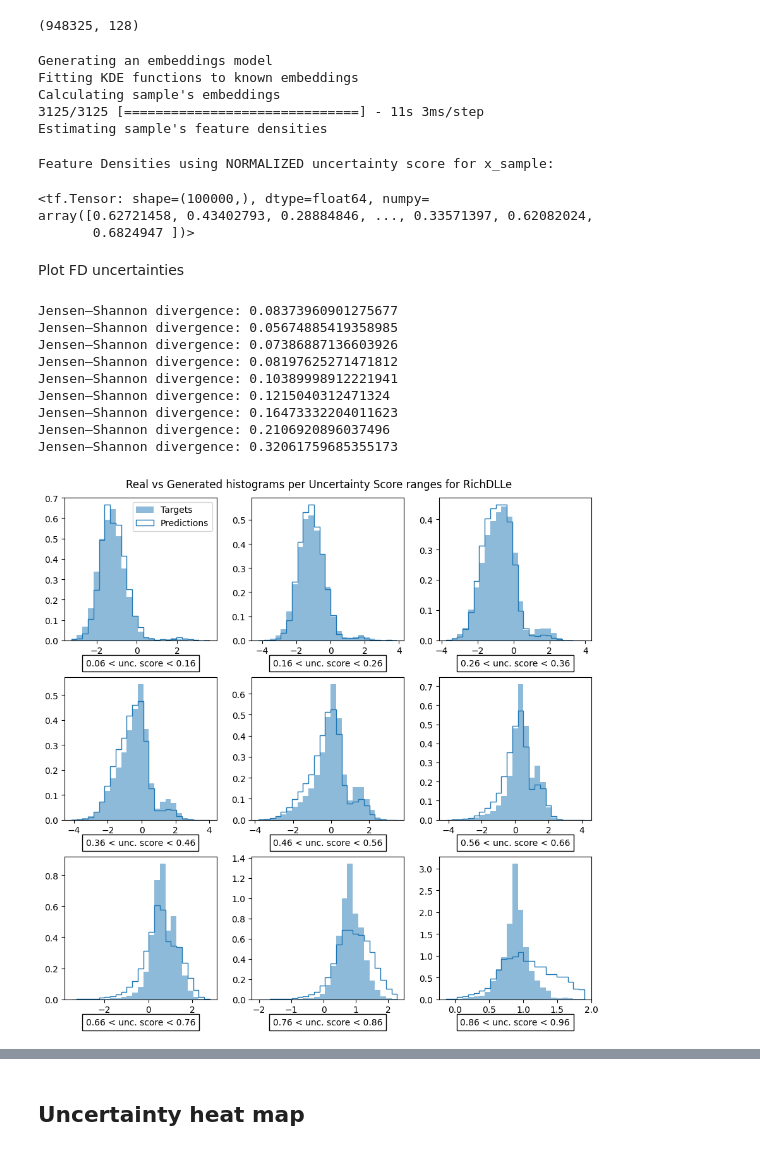
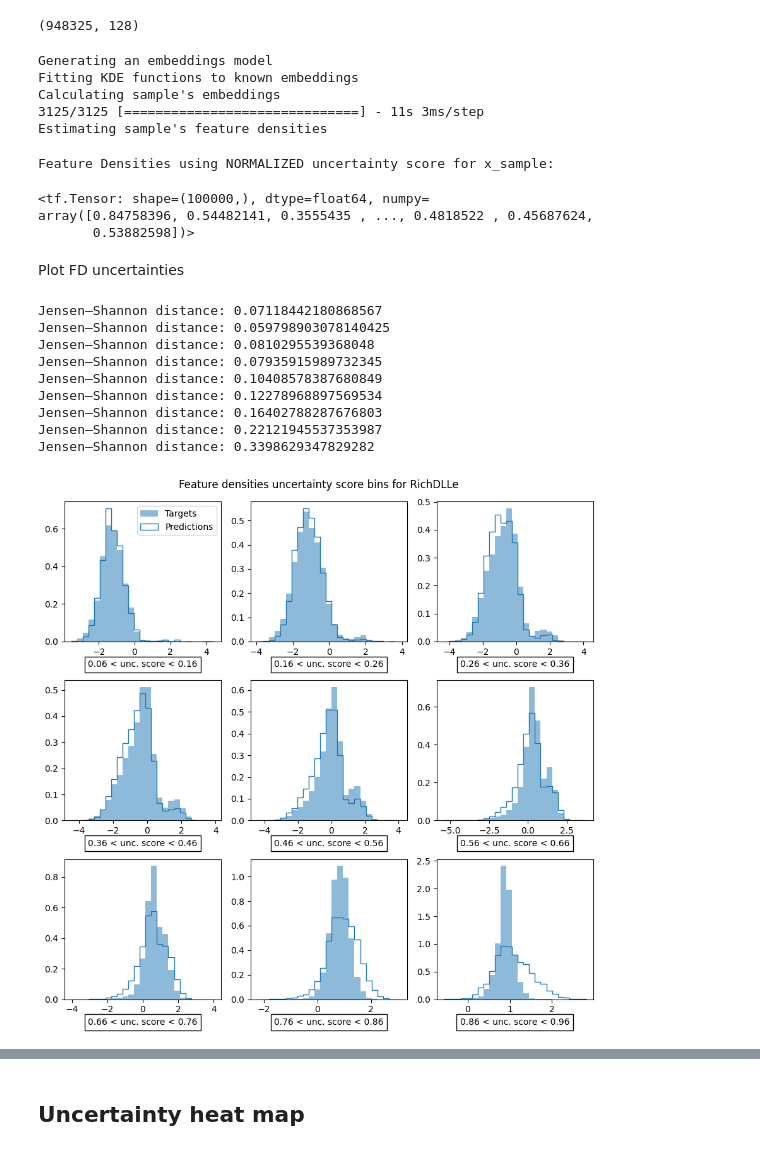
Before and after one commit to evillag/uncertainty_gan, a Jupyter notebook: TestBench.ipynb, the cells around one changed output, grey strips where cells are left out. Saved outputs shown, nothing was run; the diff lists cells and outputs as text; code cells hidden in the pictures.

```diff
--- a/TestBench.ipynb
+++ b/TestBench.ipynb
@@ -199,8 +198,6 @@ def estimate_distances_and_plot_uncertainty_bins(y_real, y_generated, uncertaint
                                                  particle_index = 0, n_rows = 3, n_cols = 3, dll_columns=DLL_COLUMNS):
   n_rows, n_cols = 3, 3
   n_bins = n_rows * n_cols
-
-  particle_index = 0
 
   targets = np.array(y_real[:, particle_index])
   predictions = np.array(y_generated[:, particle_index])
@@ -220,10 +217,13 @@ def estimate_distances_and_plot_uncertainty_bins(y_real, y_generated, uncertaint
 
   js_distances = []
 
-  for i, ax in zip(range(n_bins), axes.flatten()):
+  for i, ax in enumerate(axes.flatten()):
     indices = bin_indices == i + 1
 
-    hist_range = targets[indices].min(), targets[indices].max()
+    mins = targets[indices].min(), predictions[indices].min()
+    maxs = targets[indices].max(), predictions[indices].max()
+
+    hist_range = min(mins), max(maxs)
 
     targets_hist = ax.hist(targets[indices], 25, hist_range, True, alpha=.5, label='Targets')[0]
     predictions_hist = ax.hist(
@@ -232,21 +232,24 @@ def estimate_distances_and_plot_uncertainty_bins(y_real, y_generated, uncertaint
     ax.set_xlabel(f'{rounded_bin_edges[i]} < unc. score < {rounded_bin_edges[i + 1]}', bbox={'facecolor': 'none'})
 
     js_dist = jensenshannon(predictions_hist, targets_hist)
-    print('Jensen–Shannon divergence:', js_dist)
+    print('Jensen–Shannon distance:', js_dist)
     js_distances += [js_dist]
 
-  plt.suptitle(f'Real vs Generated histograms per Uncertainty Score ranges for {dll_columns[particle_index]}')
+  plt.suptitle(f'{uncertainty_type} uncertainty score bins for {dll_columns[particle_index]}')
   axes[0, 0].legend()
   plt.tight_layout()
   plt.show()
+
   return bin_edges, js_distances
 
 
-def plot_distances(bin_ranges, distances, dll_columns=DLL_COLUMNS, particle_index = 0):
-  plt.title(f'JS Distance per Uncertainty Score for {dll_columns[particle_index]}')
+def plot_distances(bin_ranges, distances, uncertainty_type, dll_columns=DLL_COLUMNS, particle_index = 0):
+  plt.title(f'{uncertainty_type} reliability curve for {dll_columns[particle_index]}')
+  plt.gca().set_axisbelow(True)
+  plt.grid()
   plt.plot(bin_ranges[:-1], distances, '.-')
   plt.xlabel('Uncertainty score')
-  plt.ylabel('Jensen–Shannon divergence')
+  plt.ylabel('Jensen–Shannon distance')
   plt.show()
 
   print('Correlation coefficient:', linregress(bin_ranges[:-1], distances).rvalue)
@@ -308,8 +299,8 @@ print(train_embeddings.shape)
 # %% [output]
 (948325, 128)
 # %%
-fd_uncertainty_normalized, _ = fd_evaluate_model(model, x_sample, known_embeddings=train_embeddings, n_fit_samples=1000,
-                                                 likelihood_method='normalized')
+fd_uncertainty_normalized = fd_evaluate_model(model, x_sample, known_embeddings=train_embeddings, n_fit_samples=1000,
+                                              likelihood_method='normalized')[0]
 
 print('Feature Densities using NORMALIZED uncertainty score for x_sample:')
 fd_uncertainty_normalized
@@ -321,8 +312,8 @@ Calculating sample's embeddings
 Estimating sample's feature densities
 Feature Densities using NORMALIZED uncertainty score for x_sample:
 <tf.Tensor: shape=(100000,), dtype=float64, numpy=
-array([0.62721458, 0.43402793, 0.28884846, ..., 0.33571397, 0.62082024,
-       0.6824947 ])>
+array([0.84758396, 0.54482141, 0.3555435 , ..., 0.4818522 , 0.45687624,
+       0.53882598])>
 # %%
 # Save FD uncertainties normalized
 np.save(output_dir + f'{PARTICLE}_fd_uncertainty_normalized.npy', fd_uncertainty_normalized)
@@ -330,16 +321,16 @@ np.save(output_dir + f'{PARTICLE}_fd_uncertainty_normalized.npy', fd_uncertainty
 Plot FD uncertainties
 # %%
 fd_bin_edges, fd_js_distances = estimate_distances_and_plot_uncertainty_bins(
-    y_sample, t_generated, fd_uncertainty_normalized, particle_index = 0, n_rows = 3, n_cols = 3)
+    y_sample, t_generated, fd_uncertainty_normalized, 'Feature densities', particle_index = 0, n_rows = 3, n_cols = 3)
 # %% [output]
-Jensen–Shannon divergence: 0.08373960901275677
-Jensen–Shannon divergence: 0.05674885419358985
-Jensen–Shannon divergence: 0.07386887136603926
-Jensen–Shannon divergence: 0.08197625271471812
-Jensen–Shannon divergence: 0.10389998912221941
-Jensen–Shannon divergence: 0.1215040312471324
-Jensen–Shannon divergence: 0.16473332204011623
-Jensen–Shannon divergence: 0.2106920896037496
-Jensen–Shannon divergence: 0.32061759685355173
+Jensen–Shannon distance: 0.07118442180868567
+Jensen–Shannon distance: 0.059798903078140425
+Jensen–Shannon distance: 0.0810295539368048
+Jensen–Shannon distance: 0.07935915989732345
+Jensen–Shannon distance: 0.10408578387680849
+Jensen–Shannon distance: 0.12278968897569534
+Jensen–Shannon distance: 0.16402788287676803
+Jensen–Shannon distance: 0.22121945537353987
+Jensen–Shannon distance: 0.3398629347829282
-[figure, old version]
+[figure, new version]
 # %%
```
Also changed, not shown: parts of 15 cells of this notebook.
